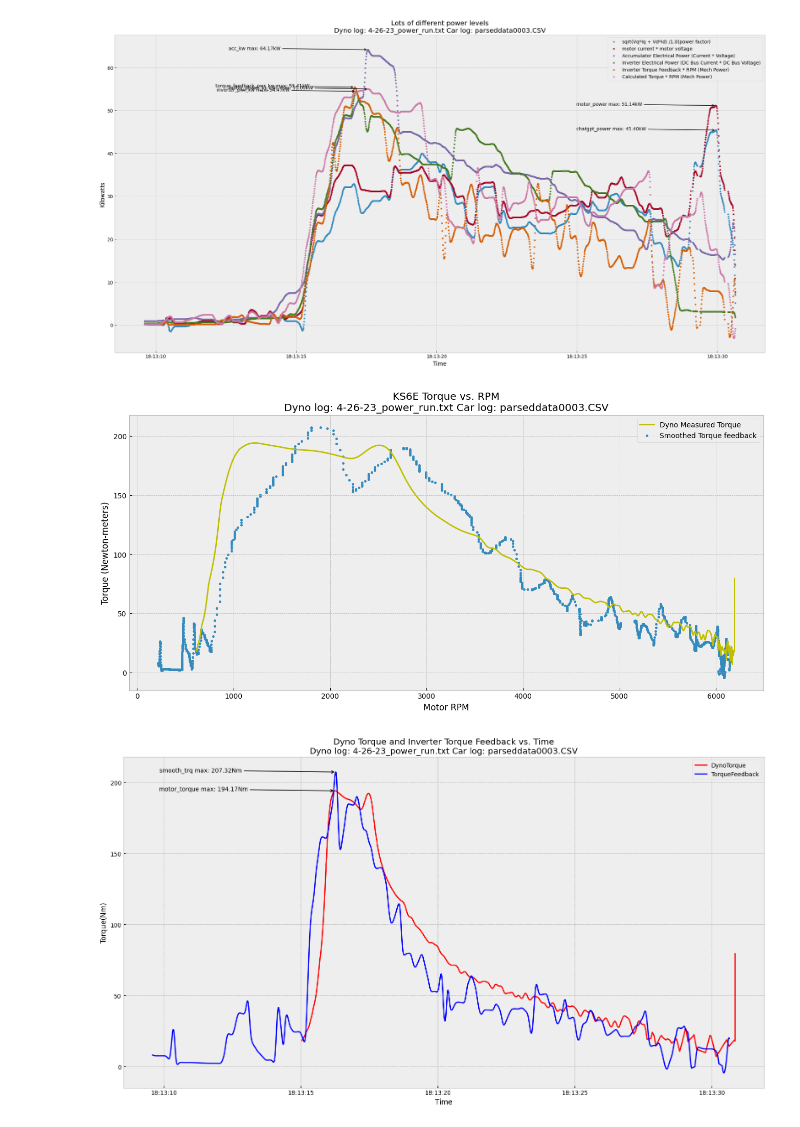
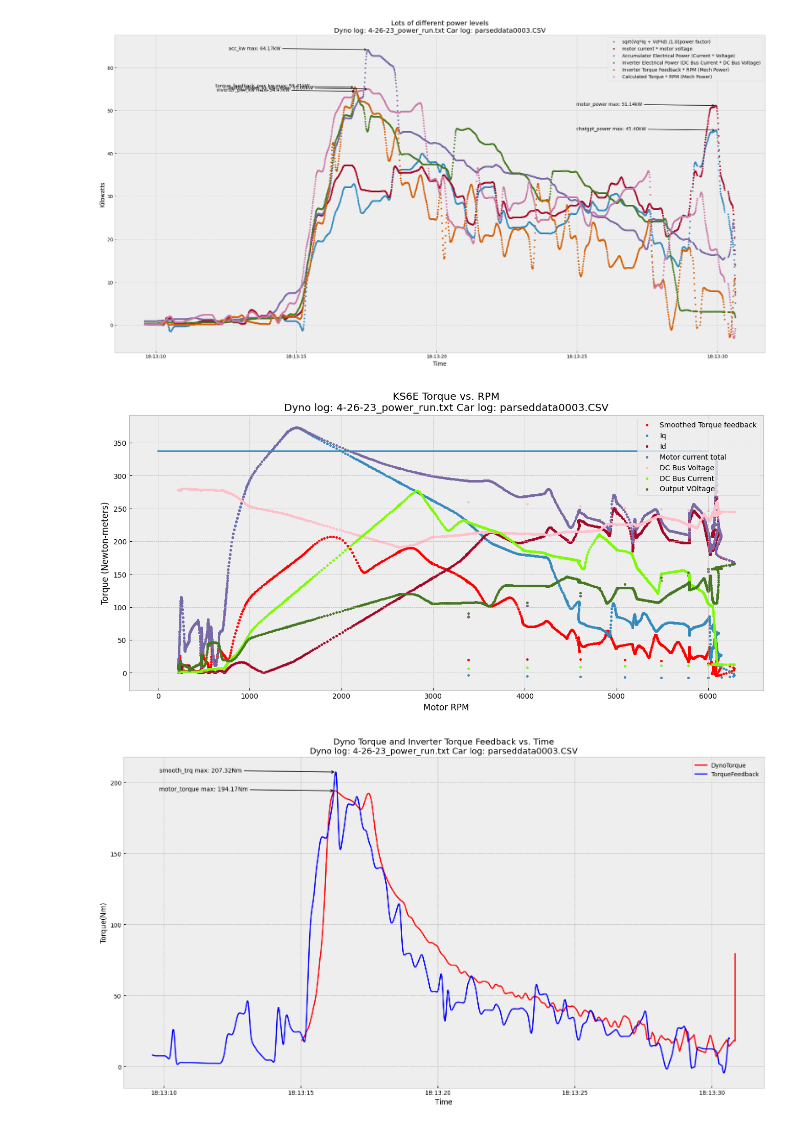
Before and after one commit to KSU-MS/KS5e-Data-Logging, a Jupyter notebook: motor_power_graphs.ipynb, the cells around one changed output. Drawn from its saved outputs; the diff is of its cells as text; code cells hidden in the pictures.

Commit message:
add battery sim motor sim

```diff
--- a/motor_power_graphs.ipynb
+++ b/motor_power_graphs.ipynb
@@ -344,22 +348,41 @@ plt.show()
 # %%
 # plot torques and rpms to compare
 
 fig,ax = plt.subplots(figsize=(16,7))
-ax.plot(dynorun["motor_rpm"],dynorun["motor_torque"],label="Dyno Measured Torque",color='y')
+# ax.plot(dynorun["motor_rpm"],dynorun["motor_torque"],label="Dyno Measured Torque",color='y')
 
 for dim in tire_dims:
     ax.plot(dynorun["motor_rpm_"+str(dim)],dynorun["motor_torque_"+str(dim)],label="motor_torque_"+str(dim))
 
 # ax.scatter(vehicle_log["D2_Motor_Speed"],vehicle_log["D2_Torque_Feedback"],marker='.',color='indigo',label="PM100 Torque Feedback")
-ax.scatter(vehicle_log["D2_Motor_Speed"],vehicle_log["smooth_trq"],marker='.',label="Smoothed Torque feedback")
+ax.scatter(vehicle_log["smooth_rpm"],vehicle_log["smooth_trq"],marker='.',label="Smoothed Torque feedback",c='r')
 
+power_limit = 20 # Kilowatts
+vehicle_log['power_limited_torque'] = (power_limit*9548.8/vehicle_log['smooth_rpm'])
+
+# ax.plot(vehicle_log['smooth_rpm'],vehicle_log['power_limited_torque'],label=f"Torque limit based on {power_limit}kW Power Limit",linestyle='-.')
+# ax.plot([0,6000],[120,120],label="120Nm",linestyle='-.')
+# ax.plot([0,6000],[240,240],label="240Nm",linestyle='-.')
+
+# trqmax = vehicle_log['smooth_trq'].max()
+# trqindexmax = vehicle_log['smooth_trq'].idxmax()
+
+# ax.plot([0,vehicle_log['smooth_rpm'][trqindexmax]],[trqmax,trqmax],label=f'{trqmax:.1f}Nm (Max torque actually achieved)',linestyle='-.',color='r')
+
+ax.scatter(vehicle_log['smooth_rpm'],vehicle_log['smooth_iq'],label='Iq',marker='.')
+ax.scatter(vehicle_log['smooth_rpm'],vehicle_log['smooth_id'].abs(),label='Id',marker='.')
+ax.scatter(vehicle_log['smooth_rpm'],vehicle_log['motor_current'],label='Motor current total',marker='.')
+ax.scatter(vehicle_log['smooth_rpm'],vehicle_log['smooth_dcbusvoltage'],label='DC Bus Voltage',c='pink',marker='.')
+ax.scatter(vehicle_log['smooth_rpm'],vehicle_log['smooth_dcbuscurrent'],label='DC Bus Current',c='lawngreen',marker='.')
+ax.scatter(vehicle_log['smooth_rpm'],vehicle_log['smooth_outputvoltage'],label='Output VOltage',marker='.')
+ax.plot([0,6000],[338,338])
 plt.xlabel("Motor RPM")
 plt.ylabel("Torque (Newton-meters)")
-plt.legend()
+plt.legend(loc="upper right")
 plt.title("KS6E Torque vs. RPM"+filenames)
 plt.show()
 # %% [output]
-[figure, old version]
+[figure, new version]
 # %%
 fig,ax = plt.subplots(figsize=(16,9))
 ax.plot(dynorun["s"],dynorun['motor_torque'],label="DynoTorque",c="r")
```
Also changed, not shown: parts of 4 cells of this notebook, 8 other files.
